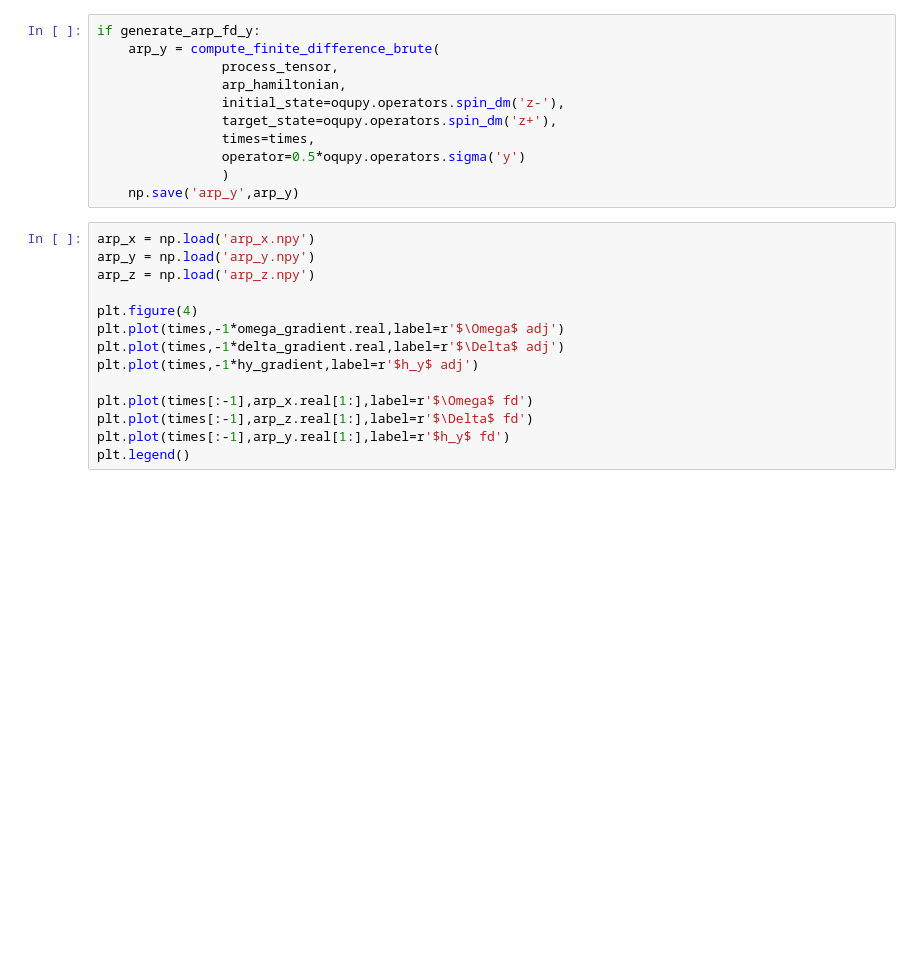
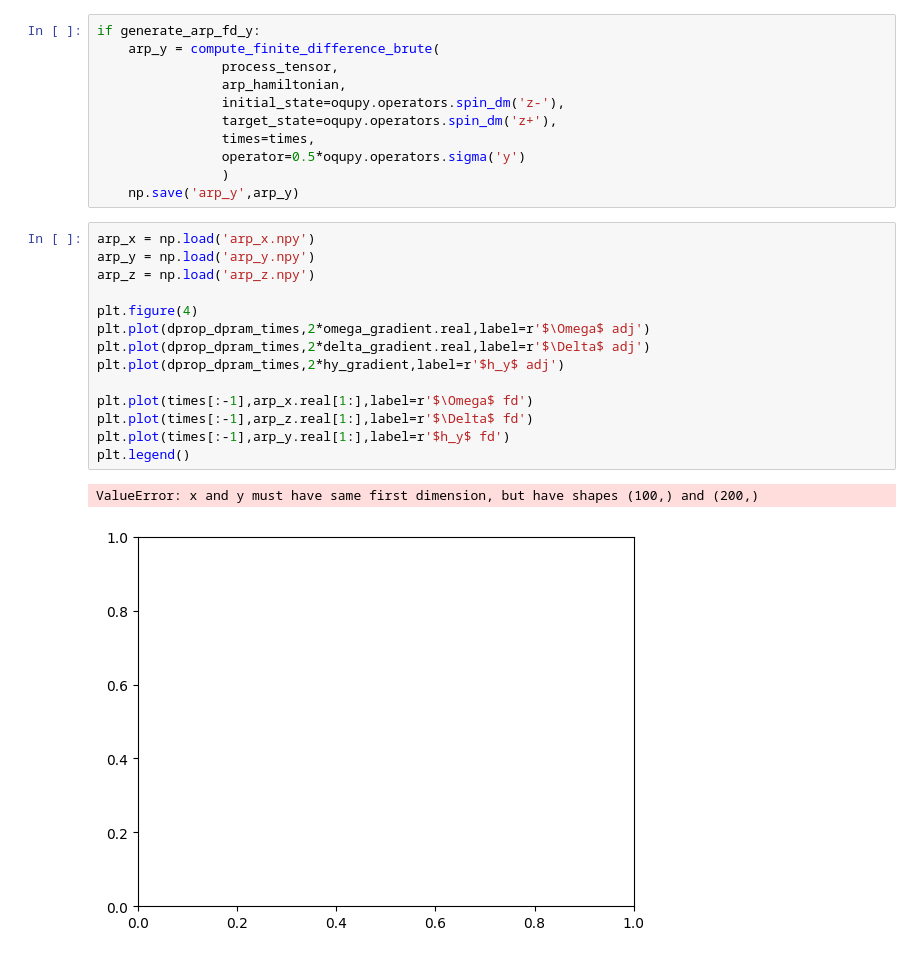
Before and after one commit to ebutler414/OQuPy, a Jupyter notebook: tutorials/gradients_introduction.ipynb, the cells around one changed output. Saved outputs shown, nothing was run; the diff lists cells and outputs as text; blank space fills up the shorter version.

```diff
--- a/tutorials/gradients_introduction.ipynb
+++ b/tutorials/gradients_introduction.ipynb
@@ -799,14 +894,17 @@ if generate_arp_fd_y:
 # %%
 arp_x = np.load('arp_x.npy')
 arp_y = np.load('arp_y.npy')
 arp_z = np.load('arp_z.npy')
 
 plt.figure(4)
-plt.plot(times,-1*omega_gradient.real,label=r'$\Omega$ adj')
-plt.plot(times,-1*delta_gradient.real,label=r'$\Delta$ adj')
-plt.plot(times,-1*hy_gradient,label=r'$h_y$ adj')
+plt.plot(dprop_dpram_times,2*omega_gradient.real,label=r'$\Omega$ adj')
+plt.plot(dprop_dpram_times,2*delta_gradient.real,label=r'$\Delta$ adj')
+plt.plot(dprop_dpram_times,2*hy_gradient,label=r'$h_y$ adj')
 
 plt.plot(times[:-1],arp_x.real[1:],label=r'$\Omega$ fd')
 plt.plot(times[:-1],arp_z.real[1:],label=r'$\Delta$ fd')
 plt.plot(times[:-1],arp_y.real[1:],label=r'$h_y$ fd')
 plt.legend()
+# %% [output]
+ValueError: x and y must have same first dimension, but have shapes (100,) and (200,)
+[figure, added]
```
Also changed, not shown: parts of 14 cells of this notebook, 1 other file.
